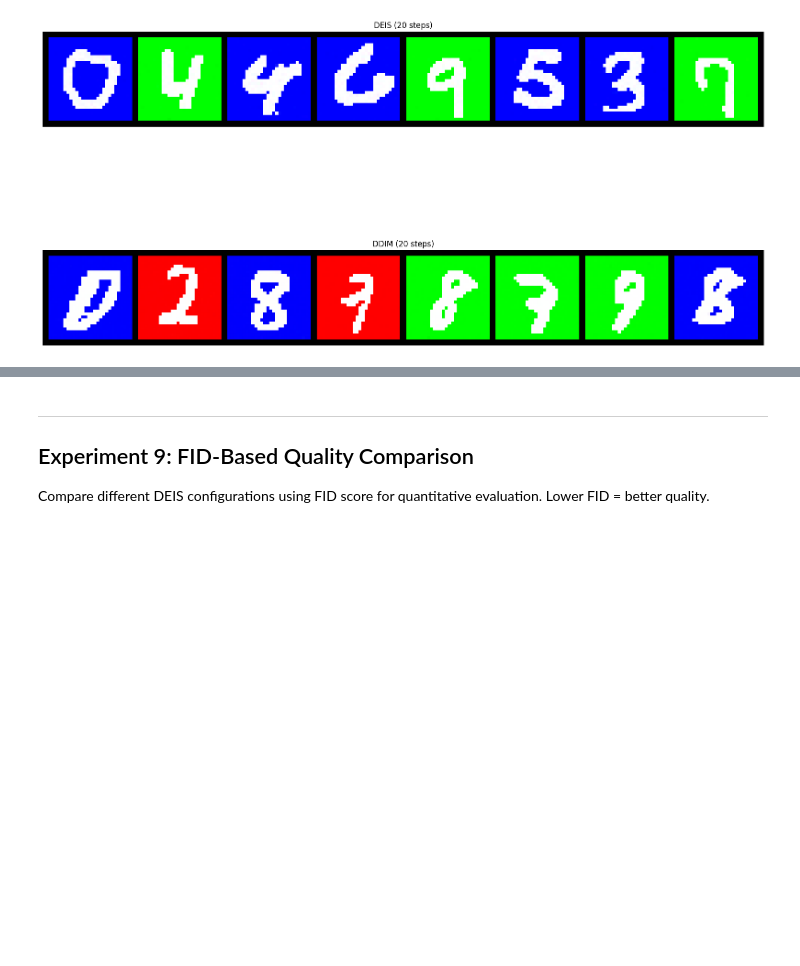
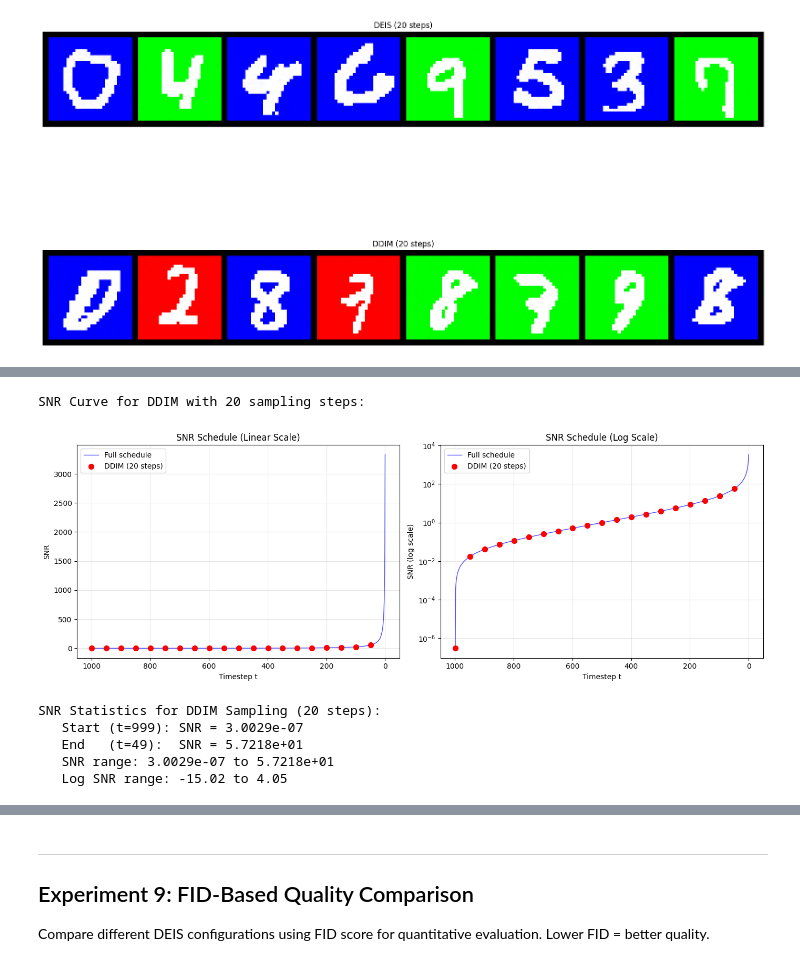
Before and after one commit to Oleg20502/diffusion-acceleration, a Jupyter notebook: test_deis_sampling.ipynb, the cells around one changed output, grey strips where cells are left out. Saved outputs shown, nothing was run; the diff lists cells and outputs as text; code cells hidden in the pictures; blank space fills up the shorter version.

Commit message:
add ddim snr plot

```diff
--- a/test_deis_sampling.ipynb
+++ b/test_deis_sampling.ipynb
@@ -631,0 +727,12 @@ compare_results(comparison_results)
+# %%
+# Plot SNR curve for 20 sampling steps
+print("SNR Curve for DDIM with 20 sampling steps:")
+sampling_times_20, sampling_snr_20 = plot_snr_curve_ddim(ema_model, sampling_timesteps=20)
+# %% [output]
+SNR Curve for DDIM with 20 sampling steps:
+[figure, added]
+SNR Statistics for DDIM Sampling (20 steps):
+   Start (t=999): SNR = 3.0029e-07
+   End   (t=49):  SNR = 5.7218e+01
+   SNR range: 3.0029e-07 to 5.7218e+01
+   Log SNR range: -15.02 to 4.05
```
Also changed, not shown: parts of 6 cells of this notebook.
